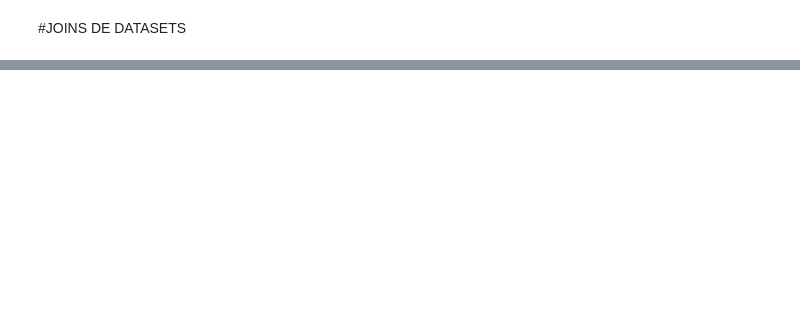
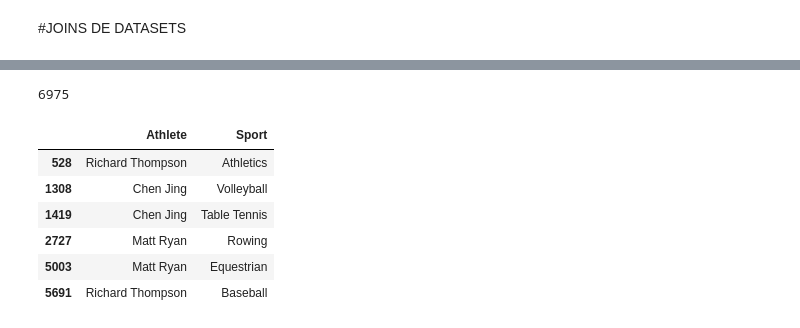
Before and after one commit to javilledo/MachineLearning, a Jupyter notebook: notebooks/t02_04_data_cleaning_concatenación_de_datos.ipynb, the cells around one changed output, grey strips where cells are left out. Cells and saved outputs as stored; diff of their text form; code cells hidden in the pictures; blank space fills up the shorter version.

```diff
--- a/notebooks/t02_04_data_cleaning_concatenación_de_datos.ipynb
+++ b/notebooks/t02_04_data_cleaning_concatenación_de_datos.ipynb
@@ -168,0 +190,4 @@ data.tail()
+# %%
+url_data_sports = 'https://raw.githubusercontent.com/javilledo/python-ml-course/master/datasets/athletes/Athelete_Sports_Map.csv'
+data_sports = pd.read_csv(url_data_sports, encoding = 'ISO-8859-1')
+data_sports.head()
@@ -168,0 +201,17 @@ data.tail()
+# %%
+len(data_sports) # Un mismo jugador parece que haya jugado a varios deportes
+# %% [output]
+6975
+# %%
+data_sports[(data_sports['Athlete'] == 'Chen Jing') |
+            (data_sports['Athlete'] == 'Richard Thompson') |
+            (data_sports['Athlete'] == 'Matt Ryan')
+            ]
+# %% [output]
+|  | Athlete | Sport |
+| 528 | Richard Thompson | Athletics |
+| 1308 | Chen Jing | Volleyball |
+| 1419 | Chen Jing | Table Tennis |
+| 2727 | Matt Ryan | Rowing |
+| 5003 | Matt Ryan | Equestrian |
+| 5691 | Richard Thompson | Baseball |
```
Also changed, not shown: parts of 28 cells of this notebook.
